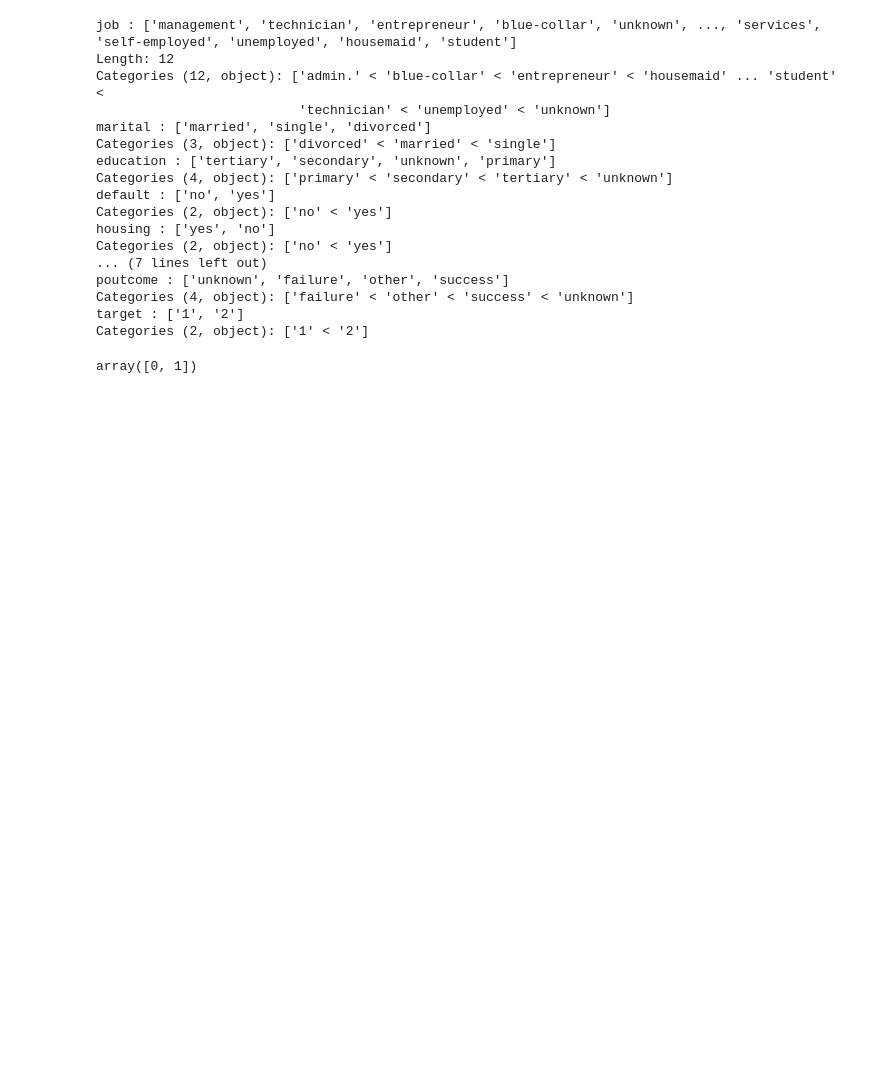
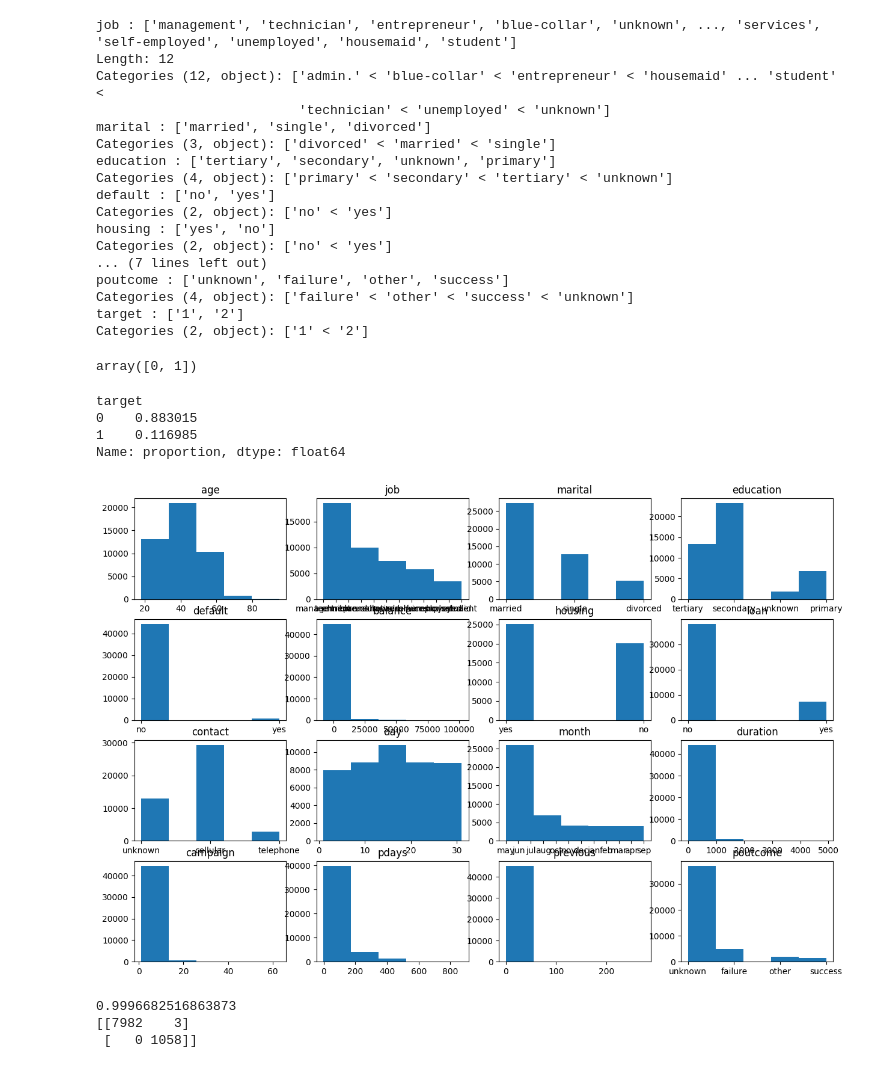
Before and after one commit to sisyphusinthegit/bankcredit-ml-project, a Jupyter notebook: bankcredit_classification.ipynb, the cells around one changed output. Cells and saved outputs as stored; diff of their text form; code cells hidden in the pictures; blank space fills up the shorter version.

```diff
--- a/bankcredit_classification.ipynb
+++ b/bankcredit_classification.ipynb
@@ -143,6 +149,43 @@ df_encoded = df_encoded.astype({col: int for col in df_encoded.select_dtypes(inc
 # Split variables and target
 X = df_encoded
 y = df['target']
+# %%
+#Check y value distribution
+print(y.value_counts(normalize=True))
+# %% [output]
+target
+0    0.883015
+1    0.116985
+Name: proportion, dtype: float64
+# %%
+#Check x value distribution
+import matplotlib.pyplot as plt
+
+columns = df.drop("target", axis=1).columns
+
+fig,ax = plt.subplots(4,4, figsize=(15, 10))
+
+for i in range(4):
+  for j in range(4):
+    ax[i,j].hist(df[columns[i*4+j]],bins = 5 )
+    ax[i, j].set_title(columns[i*4+j])
+
+plt.show()
+# %% [output]
+[figure, added]
 # %%
 # Split test and train data
 X_train, X_test, y_train, y_test = train_test_split(X,y, test_size = 0.2, random_state = 42,stratify=y)
+# %%
+# Fit the model and check the result with test set
+naive_bayes = GaussianNB()
+naive_bayes.fit(X_train,y_train)
+
+y_pred = naive_bayes.predict(X_test)
+
+print(accuracy_score(y_test, y_pred))
+print(confusion_matrix(y_test, y_pred))
+# %% [output]
+0.9996682516863873
+[[7982    3]
+ [   0 1058]]
```
Also changed, not shown: parts of 5 cells of this notebook.
